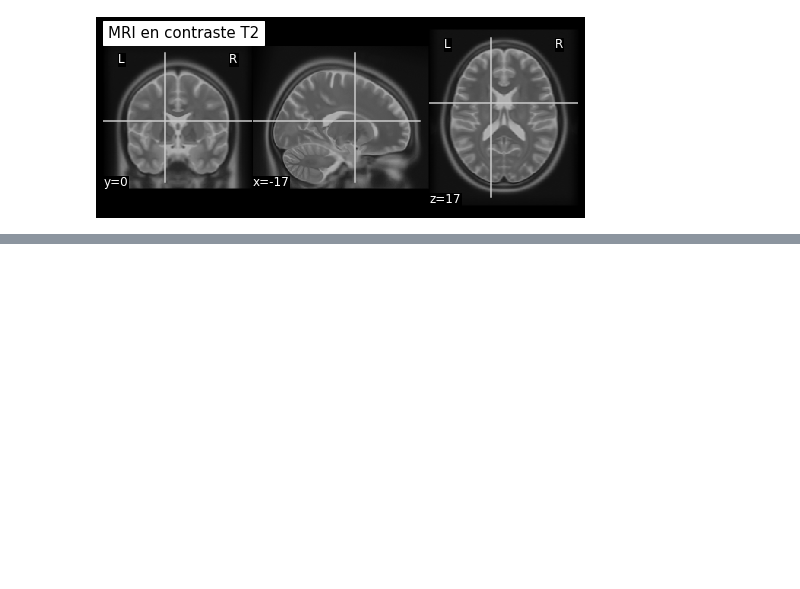
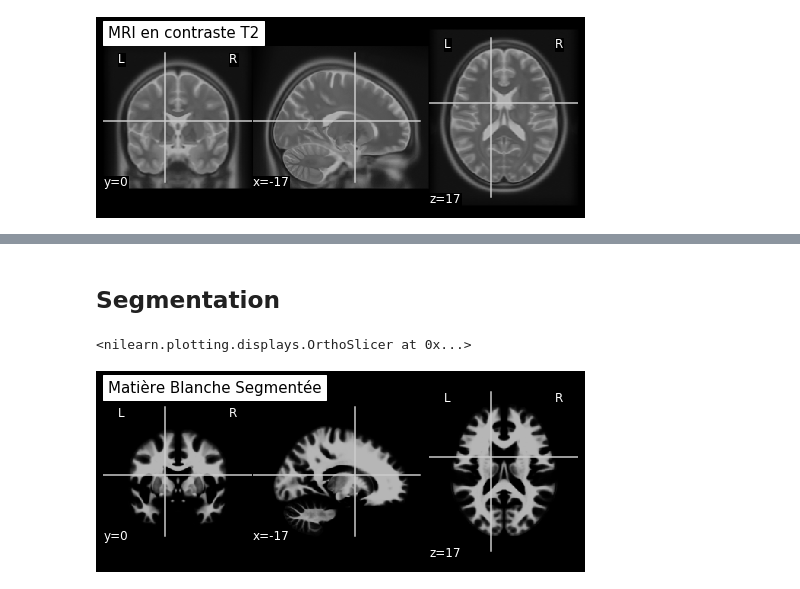
Before and after one commit to methodes-cogneuro/cours2_principes_irm, a Jupyter notebook: applications_cours2_principes_IRM.ipynb, the cells around one changed output, grey strips where cells are left out. Saved outputs shown, nothing was run; the diff lists cells and outputs as text; code cells hidden in the pictures; blank space fills up the shorter version.

```diff
--- a/applications_cours2_principes_IRM.ipynb
+++ b/applications_cours2_principes_IRM.ipynb
@@ -26,0 +105,7 @@ plot_anat(mni.t2, cut_coords=[-17, 0, 17], title='MRI en contraste T2')
+# %% [markdown]
+## Segmentation
+# %%
+plot_anat(mni.wm, cut_coords=[-17, 0, 17], title='Matière Blanche Segmentée')
+# %% [output]
+<nilearn.plotting.displays.OrthoSlicer at 0x...>
+[figure, added]
```
Also changed, not shown: parts of 26 cells of this notebook.
